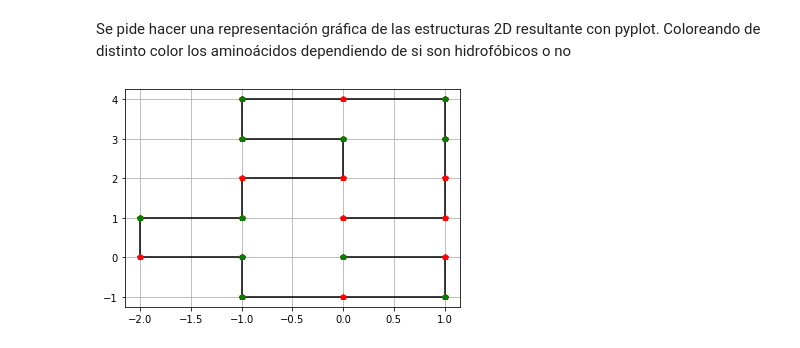
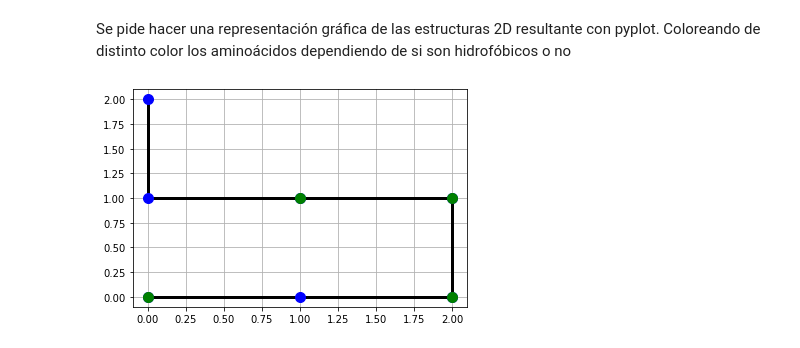
Before and after one commit to ferandgal/TrabajoIA, a Jupyter notebook: Plegamiento_ferandgal_framurpri.ipynb, the cells around one changed output. Cells and saved outputs as stored; diff of their text form; code cells hidden in the pictures.

Commit message:
Get Successors
Creada la funcion get_successors y show_protein para la gráfica

```diff
--- a/Plegamiento_ferandgal_framurpri.ipynb
+++ b/Plegamiento_ferandgal_framurpri.ipynb
@@ -238,25 +238,29 @@ Se pide hacer una representación gráfica de las estructuras 2D resultante con
 de distinto color los aminoácidos dependiendo de si son hidrofóbicos o no
 # %%
 import matplotlib.pyplot as plt
-puntos = []
-hidrofobicos = []
-for clave,valor in protein.items():
-    puntos.append(clave)
-    if is_hydrofobic(valor):
-        hidrofobicos.append(clave)
-coordenadasX = []
-coordenadasY = []
-for p in puntos:
-    coordenadasX.append(p[0])
-    coordenadasY.append(p[1])
-hidrofobicosX = []
-hidrofobicosY = []
-for h in hidrofobicos:
-    hidrofobicosX.append(h[0])
-    hidrofobicosY.append(h[1])
-plt.plot(coordenadasX, coordenadasY, 'black')
-plt.plot(coordenadasX, coordenadasY, 'rp')
-plt.plot(hidrofobicosX, hidrofobicosY, 'gp')
-plt.grid()
+def show_protein(protein, structure):
+    diccionario = get_spatial_dic(protein, structure)
+    puntos = []
+    hidrofobicos = []
+    for clave,valor in diccionario.items():
+        puntos.append(clave)
+        if is_hydrofobic(valor):
+            hidrofobicos.append(clave)
+    coordenadasX = []
+    coordenadasY = []
+    for p in puntos:
+        coordenadasX.append(p[0])
+        coordenadasY.append(p[1])
+    hidrofobicosX = []
+    hidrofobicosY = []
+    for h in hidrofobicos:
+        hidrofobicosX.append(h[0])
+        hidrofobicosY.append(h[1])
+    plt.plot(coordenadasX, coordenadasY, 'black', linewidth = 3)
+    plt.plot(coordenadasX, coordenadasY, 'bp', marker=".", markersize=20)
+    plt.plot(hidrofobicosX, hidrofobicosY, 'gp', marker=".", markersize=20)
+    plt.grid()
+
+show_protein('PEPTIDE','IEENWWN')
 # %% [output]
-[figure, old version]
+[figure, new version]
```
Also changed, not shown: parts of 10 cells of this notebook.
